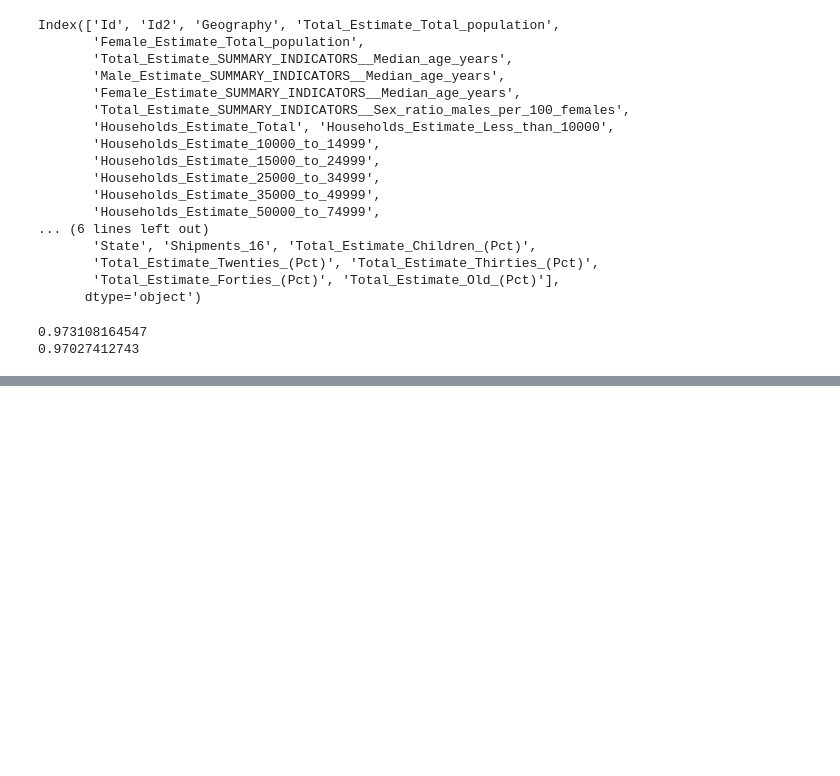
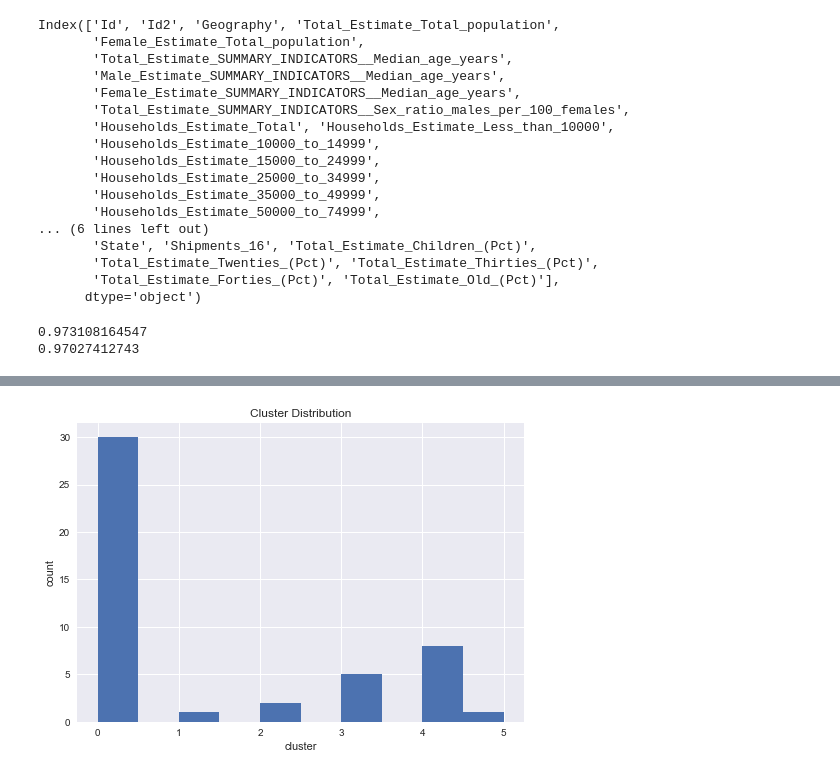
Before and after one commit to sjordan29/Springboard-Code, a Jupyter notebook: Capstone_1/Data_Files.ipynb, the cells around one changed output, grey strips where cells are left out. Drawn from its saved outputs; the diff is of its cells as text; code cells hidden in the pictures; blank space fills up the shorter version.

```diff
--- a/Capstone_1/Data_Files.ipynb
+++ b/Capstone_1/Data_Files.ipynb
@@ -627,0 +630,59 @@ ValueError: The truth value of a Series is ambiguous. Use a.empty, a.bool(), a.i
+# %%
+# We already know we want cities bigger than Minneapolis
+# So I will create a new dataframe with only cities that are around the size of Minneapolis
+
+dems_and_cider_lg = dems_and_cider[dems_and_cider.Total_Estimate_Total_population > 400000]
+
+# dems_and_cider_lg.head()
+# dems_and_cider_cluster.info()
+
+
+# I also want to cluster on only desirable city features
+# I.e. only % of people in their twenties and thirties
+# Only median income
+
+lgcity_cluster = dems_and_cider_lg[['Total_Estimate_Total_population', 'Total_Estimate_SUMMARY_INDICATORS__Median_age_years', 'Total_Estimate_SUMMARY_INDICATORS__Sex_ratio_males_per_100_females', 'Households_Estimate_Mean_income_dollars', 'Total_Estimate_Twenties_(Pct)', 'Total_Estimate_Thirties_(Pct)']]
+lgcity_cluster_matrix = lgcity_cluster.as_matrix()
+
+# New cluster analysis
+
+model = KMeans(n_clusters=6)
+model.fit(lgcity_cluster_matrix)
+
+lg_labels = model.predict(lgcity_cluster_matrix)
+lg_df = pd.DataFrame({'lg_labels': lg_labels, 'state': dems_and_cider_lg['State'], 'city': dems_and_cider_lg['City']})
+lg_ct = pd.crosstab(lg_df['lg_labels'], lg_df['state'])
+# print(lg_ct)
+
+
+# Sociable is currently located in Minneapolis, MN.
+# I want to find which cluster this falls in.
+
+minnesota_test_lg = lg_df[lg_df['state'] == 'Minnesota']
+# print(minnesota_test_lg)
+
+# it is in cluster 0
+# check out who is in cluster 0
+cluster_0 = lg_df[lg_df['lg_labels'] == 0]
+# print(cluster_0)
+
+plt.hist(lg_df.lg_labels)
+plt.xlabel('cluster')
+plt.ylabel('count')
+plt.title('Cluster Distribution')
+plt.show()
+
+# Examine the clusters
+
+# cluster_1 = lg_df[lg_df['lg_labels'] == 1]
+# print(cluster_1)
+# cluster_2 = lg_df[lg_df['lg_labels'] == 2]
+# print(cluster_2)
+# cluster_3 = lg_df[lg_df['lg_labels'] == 3]
+# print(cluster_3)
+# cluster_4 = lg_df[lg_df['lg_labels'] == 4]
+# print(cluster_4)
+# cluster_5 = lg_df[lg_df['lg_labels'] == 5]
+# print(cluster_5)
+# %% [output]
+[figure, added]
```
Also changed, not shown: parts of 8 cells of this notebook.
